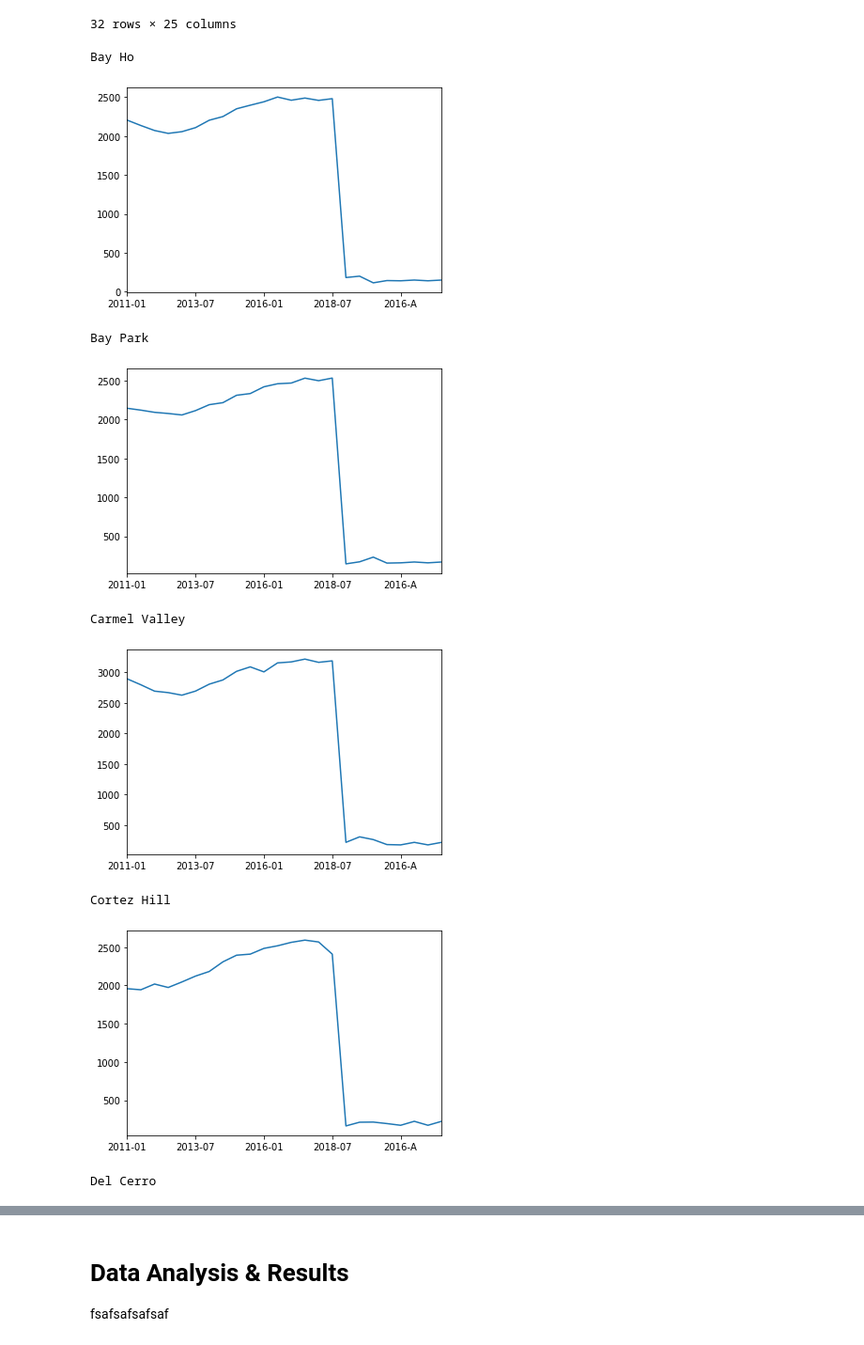
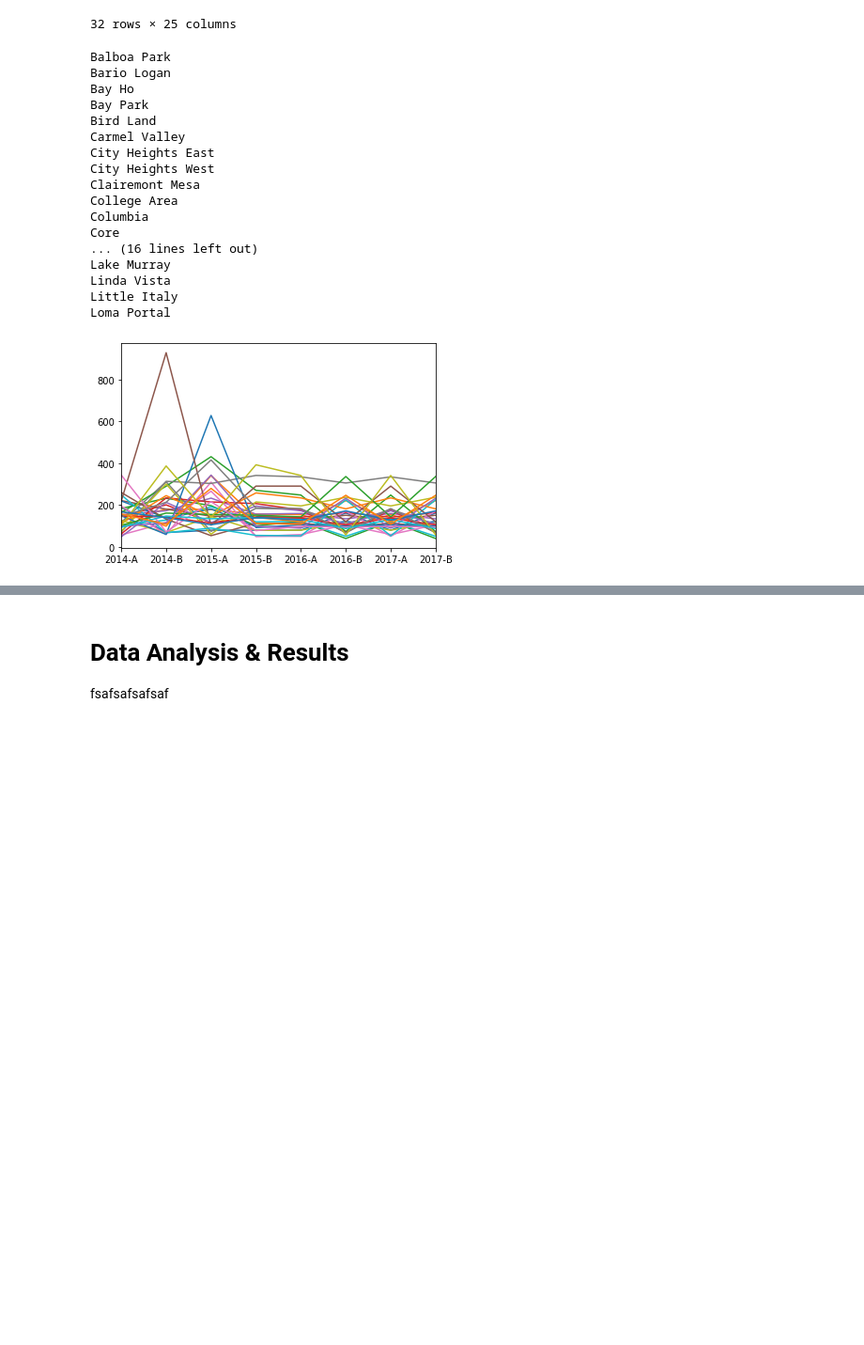
Before and after one commit to aaronaher619/COGS-108-Final-Project, a Jupyter notebook: Final_Project.ipynb, the cells around one changed output, grey strips where cells are left out. Shown at 94% size. Cells and saved outputs as stored; diff of their text form; code cells hidden in the pictures; blank space fills up the shorter version.

Commit message:
Airbnb data updated

```diff
--- a/Final_Project.ipynb
+++ b/Final_Project.ipynb
@@ -340,17 +340,26 @@ df_airbnb
 32 rows × 25 columns
 # %%
 for i in range(0, 32):
-    city = df_zillow_airbnb.loc[i, :].squeeze()
+    city = df_airbnb.loc[i, :].squeeze()
     print(city[0])
     city.iloc[1:].plot()
-    plt.show()
+    #plt.show()
 # %% [output]
+Balboa Park
+Bario Logan
 Bay Ho
+Bay Park
+Bird Land
+Carmel Valley
+City Heights East
+City Heights West
+Clairemont Mesa
+College Area
+Columbia
+Core
+... (16 lines left out)
+Lake Murray
+Linda Vista
+Little Italy
+Loma Portal
-[figure, old version]
+[figure, new version]
-Bay Park
-[figure, removed]
-Carmel Valley
-[figure, removed]
-Cortez Hill
-[figure, removed]
-Del Cerro
```
Also changed, not shown: parts of 1 cell of this notebook.
